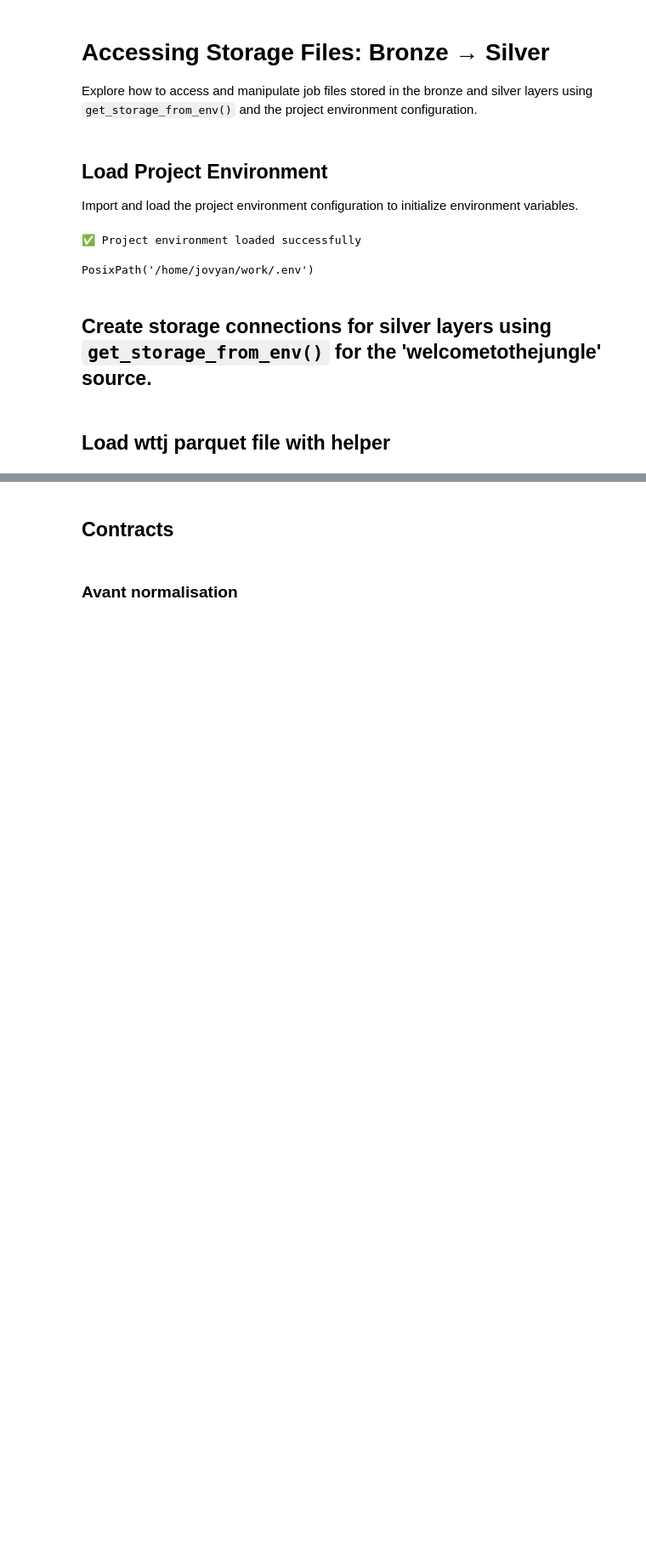
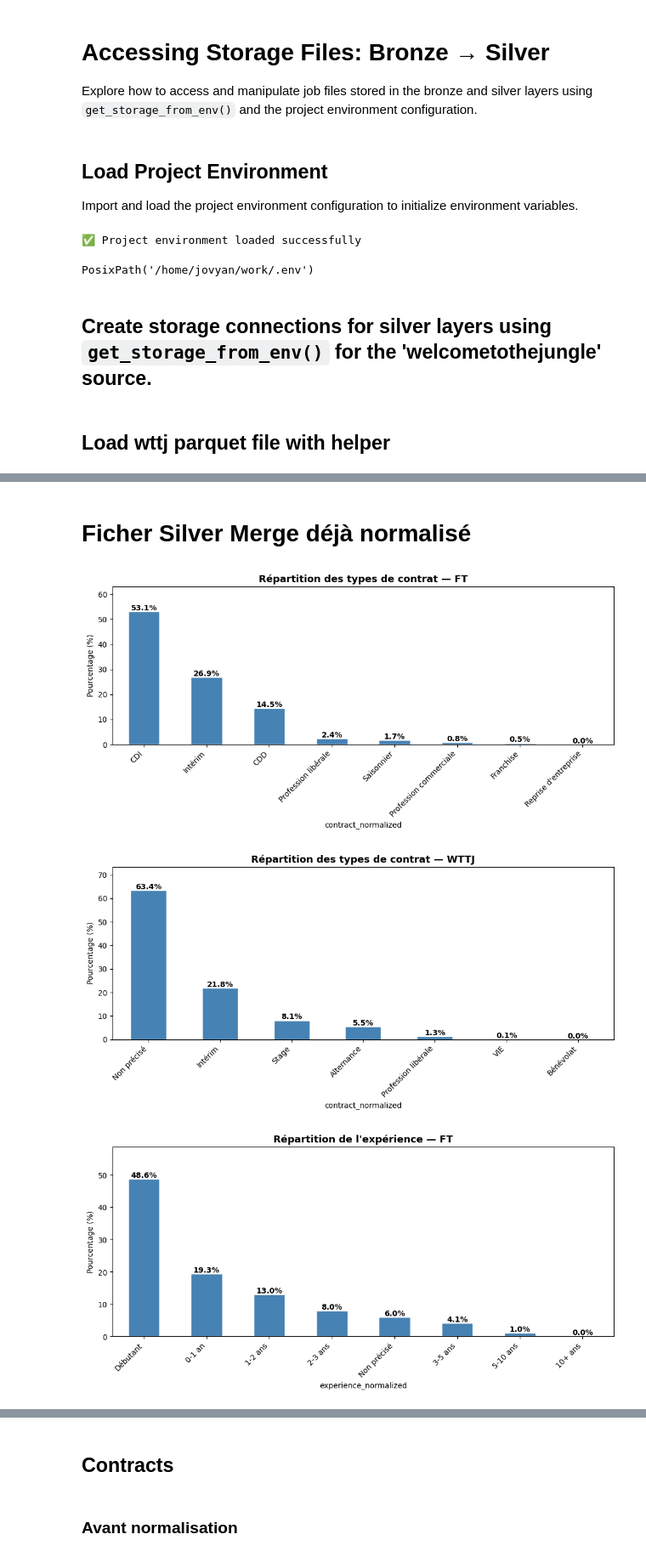
Before and after one commit to DataScientest-Studio/jan26_bde_jobmarket, a Jupyter notebook: notebooks/00_exploration/Merge/analyze_merged.ipynb, the cells around one changed output, grey strips where cells are left out. Shown at 85% size. Cells and saved outputs as stored; diff of their text form; code cells hidden in the pictures; blank space fills up the shorter version.

```diff
--- a/notebooks/00_exploration/Merge/analyze_merged.ipynb
+++ b/notebooks/00_exploration/Merge/analyze_merged.ipynb
@@ -64,0 +129,13 @@ memory usage: 1.3+ GB
+# %% [markdown]
+# Ficher Silver Merge déjà normalisé
+# %%
+# Vérification de contract_normalized
+plot_by_source(df, 'FT', 'Répartition des types de contrat' ,  'contract_normalized')
+plot_by_source(df, 'WTTJ','Répartition des types de contrat', 'contract_normalized')
+
+plot_by_source(df, 'FT', 'Répartition de l\'expérience',  'experience_normalized')
+plot_by_source(df, 'WTTJ', 'Répartition de l\'expérience' , 'experience_normalized')
+# %% [output]
+[figure, added]
+[figure, added]
+[figure, added]
```
Also changed, not shown: parts of 25 cells of this notebook.
